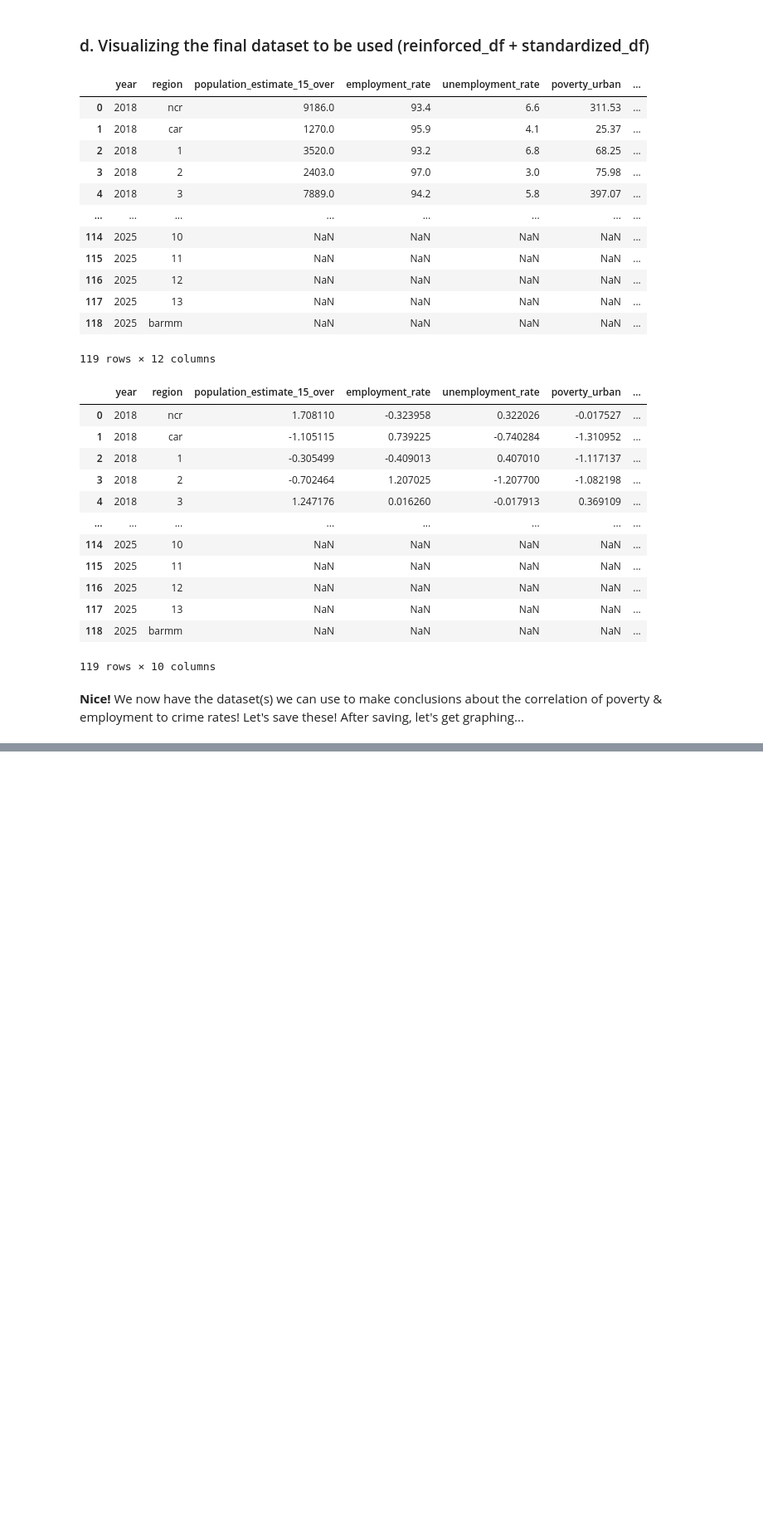
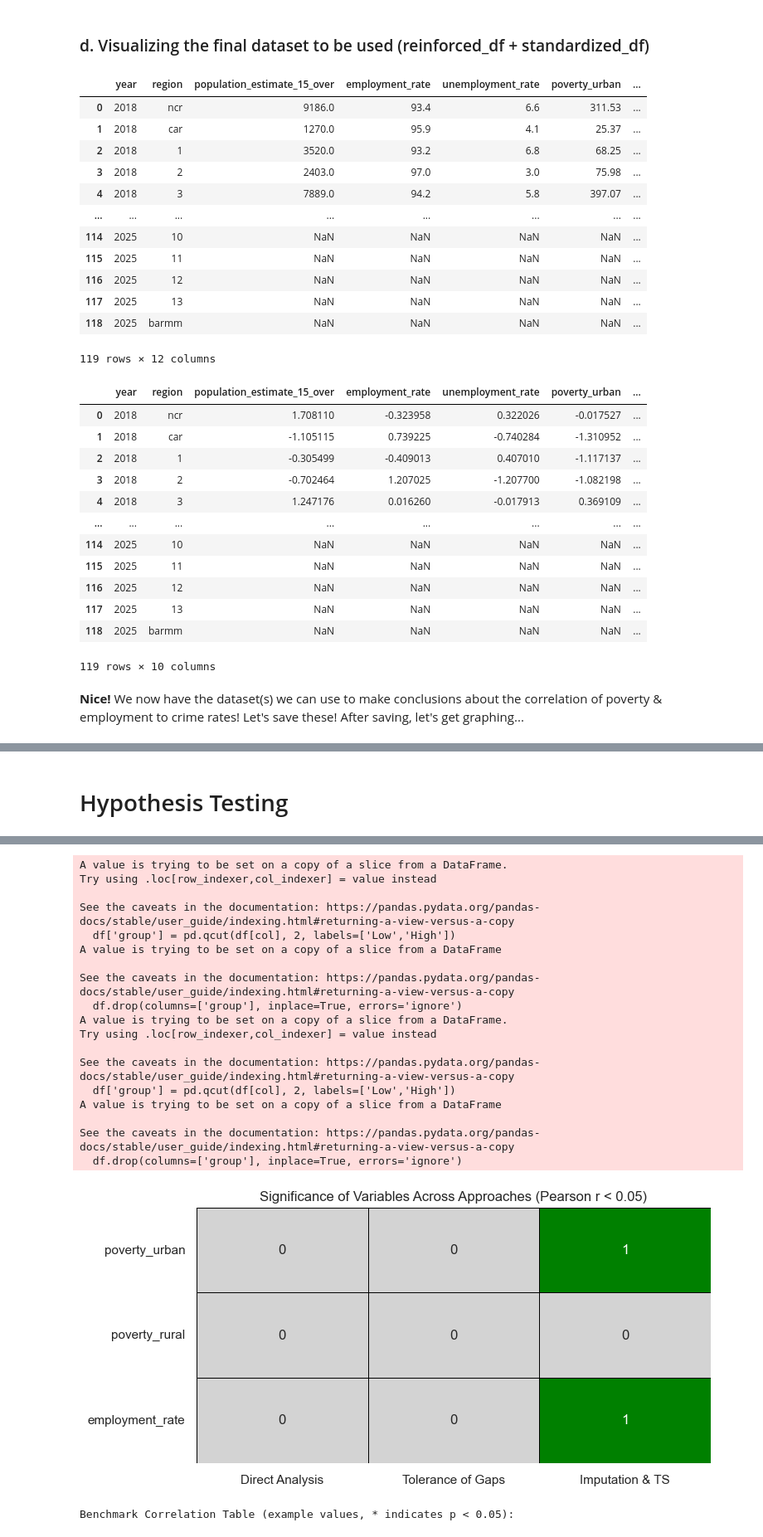
Before and after one commit to RpnAndri/crime-analysis, a Jupyter notebook: EDA.ipynb, the cells around one changed output, grey strips where cells are left out. Shown at 83% size. Cells and saved outputs as stored; diff of their text form; code cells hidden in the pictures; blank space fills up the shorter version.

Commit message:
feat: add until hypothesis testing + significance summaries

```diff
--- a/EDA.ipynb
+++ b/EDA.ipynb
@@ -406,0 +533,59 @@ standardized_df.to_csv("./data/standardized_dataset.csv", index=False)
+# %% [markdown]
+# Hypothesis Testing
+# %%
+# Create a DataFrame to store significance results
+significance_summary = pd.DataFrame(
+    index=['poverty_urban','poverty_rural','employment_rate'],
+    columns=['Direct Analysis','Tolerance of Gaps','Imputation & TS']
+)
+
+# Initialize benchmark correlation table for summary
+benchmark_table = pd.DataFrame(index=['poverty_urban','poverty_rural','employment_rate'],
+                               columns=['Direct Analysis','Tolerance of Gaps','Imputation & TS'])
+
+# Loop through each analytical approach
+for name, df in approaches.items():
+    # Run Pearson correlations
+    corr_results = run_correlation_tests(df, ['poverty_urban','poverty_rural','employment_rate'])
+
+    for var, row in corr_results.iterrows():
+        benchmark_table.loc[var, name] = row['p-value']
+
+        if row['p-value'] < 0.05:
+            print(f"{name}: Reject H0 – {var} significantly correlates with total_crime (p={row['p-value']:.4f})")
+            significance_summary.loc[var, name] = True
+        else:
+            print(f"{name}: Fail to reject H0 – {var} not significantly correlated (p={row['p-value']:.4f})")
+            significance_summary.loc[var, name] = False
+
+    # Run T-tests on Low vs High groups for urban poverty & employment rate
+    for col in ['poverty_urban','employment_rate']:
+        df['group'] = pd.qcut(df[col], 2, labels=['Low','High'])
+        group_low = df[df['group']=='Low']['total_crime'].dropna()
+        group_high = df[df['group']=='High']['total_crime'].dropna()
+        t_stat, t_p = ttest_ind(group_low, group_high)
+        print(f"{name}: T-test (Low vs High {col}): t={t_stat:.3f}, p={t_p:.4f}")
+        df.drop(columns=['group'], inplace=True, errors='ignore')
+
+# -----------------------------
+# Visual summary of significance
+# -----------------------------
+plt.figure(figsize=(8,4))
+sns.heatmap(
+    significance_summary.fillna(False),
+    annot=True,
+    cbar=False,
+    cmap=ListedColormap(['lightgray','green']),
+    linewidths=0.5,
+    linecolor='black'
+)
+plt.title("Significance of Variables Across Approaches (Pearson r < 0.05)")
+plt.yticks(rotation=0)
+plt.show()
+
+# -----------------------------
+# Display benchmark correlation table
+# -----------------------------
+print("\nBenchmark Correlation Table (example values, * indicates p < 0.05):")
+display(benchmark_table)
+# %% [output]
@@ -406,0 +607,20 @@ standardized_df.to_csv("./data/standardized_dataset.csv", index=False)
+A value is trying to be set on a copy of a slice from a DataFrame.
+Try using .loc[row_indexer,col_indexer] = value instead
+
+See the caveats in the documentation: https://pandas.pydata.org/pandas-docs/stable/user_guide/indexing.html#returning-a-view-versus-a-copy
+  df['group'] = pd.qcut(df[col], 2, labels=['Low','High'])
+A value is trying to be set on a copy of a slice from a DataFrame
+
+See the caveats in the documentation: https://pandas.pydata.org/pandas-docs/stable/user_guide/indexing.html#returning-a-view-versus-a-copy
+  df.drop(columns=['group'], inplace=True, errors='ignore')
+A value is trying to be set on a copy of a slice from a DataFrame.
+Try using .loc[row_indexer,col_indexer] = value instead
+
+See the caveats in the documentation: https://pandas.pydata.org/pandas-docs/stable/user_guide/indexing.html#returning-a-view-versus-a-copy
+  df['group'] = pd.qcut(df[col], 2, labels=['Low','High'])
+A value is trying to be set on a copy of a slice from a DataFrame
+
+See the caveats in the documentation: https://pandas.pydata.org/pandas-docs/stable/user_guide/indexing.html#returning-a-view-versus-a-copy
+  df.drop(columns=['group'], inplace=True, errors='ignore')
+[figure, added]
+Benchmark Correlation Table (example values, * indicates p < 0.05):
```
Also changed, not shown: parts of 12 cells of this notebook, 1 other file.
